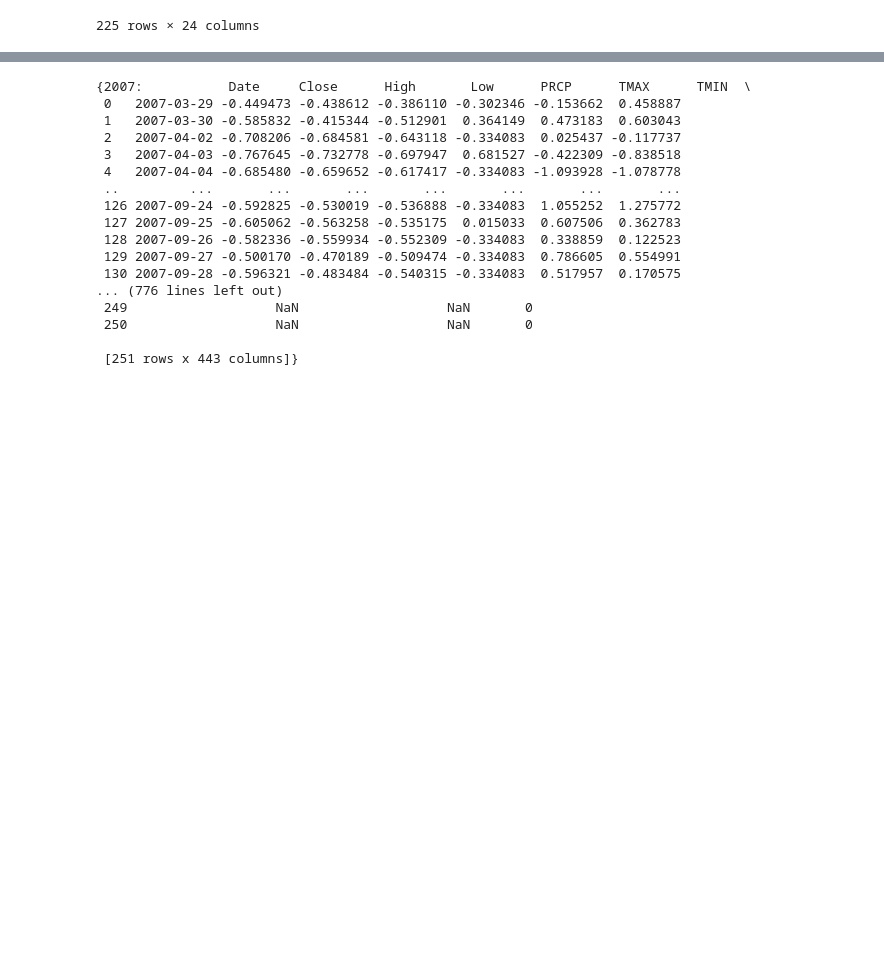
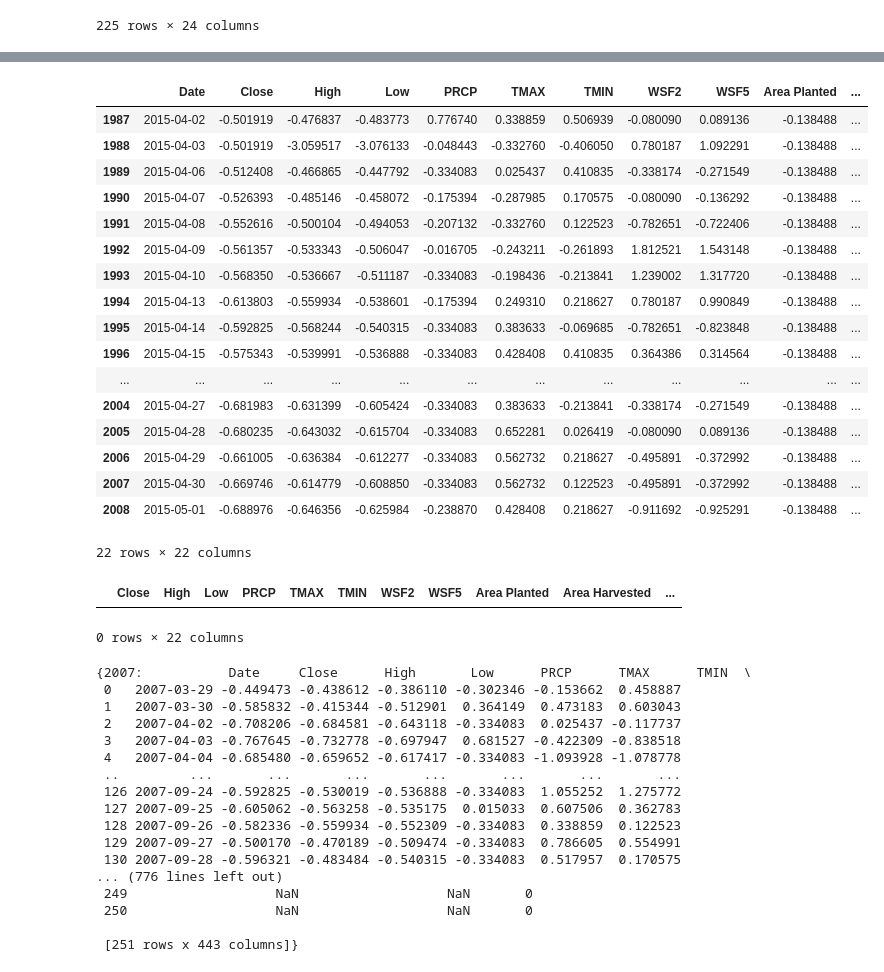
Before and after one commit to evanlipton/EENG439_CornPredictions, a Jupyter notebook: Data_Cleaning.ipynb, the cells around one changed output, grey strips where cells are left out. Saved outputs shown, nothing was run; the diff lists cells and outputs as text; code cells hidden in the pictures; blank space fills up the shorter version.

```diff
--- a/Data_Cleaning.ipynb
+++ b/Data_Cleaning.ipynb
@@ -575,0 +766,26 @@ dict_keys([2008, 2009, 2010, 2011, 2012, 2013, 2014, 2015, 2016, 2017])
+# %%
+subset_matrices[2008]
+# %% [output]
+|  | Date | Close | High | Low | PRCP | TMAX | TMIN | WSF2 | WSF5 | Area Planted | ... |
+| 1987 | 2015-04-02 | -0.501919 | -0.476837 | -0.483773 | 0.776740 | 0.338859 | 0.506939 | -0.080090 | 0.089136 | -0.138488 | ... |
+| 1988 | 2015-04-03 | -0.501919 | -3.059517 | -3.076133 | -0.048443 | -0.332760 | -0.406050 | 0.780187 | 1.092291 | -0.138488 | ... |
+| 1989 | 2015-04-06 | -0.512408 | -0.466865 | -0.447792 | -0.334083 | 0.025437 | 0.410835 | -0.338174 | -0.271549 | -0.138488 | ... |
+| 1990 | 2015-04-07 | -0.526393 | -0.485146 | -0.458072 | -0.175394 | -0.287985 | 0.170575 | -0.080090 | -0.136292 | -0.138488 | ... |
+| 1991 | 2015-04-08 | -0.552616 | -0.500104 | -0.494053 | -0.207132 | -0.332760 | 0.122523 | -0.782651 | -0.722406 | -0.138488 | ... |
+| 1992 | 2015-04-09 | -0.561357 | -0.533343 | -0.506047 | -0.016705 | -0.243211 | -0.261893 | 1.812521 | 1.543148 | -0.138488 | ... |
+| 1993 | 2015-04-10 | -0.568350 | -0.536667 | -0.511187 | -0.334083 | -0.198436 | -0.213841 | 1.239002 | 1.317720 | -0.138488 | ... |
+| 1994 | 2015-04-13 | -0.613803 | -0.559934 | -0.538601 | -0.175394 | 0.249310 | 0.218627 | 0.780187 | 0.990849 | -0.138488 | ... |
+| 1995 | 2015-04-14 | -0.592825 | -0.568244 | -0.540315 | -0.334083 | 0.383633 | -0.069685 | -0.782651 | -0.823848 | -0.138488 | ... |
+| 1996 | 2015-04-15 | -0.575343 | -0.539991 | -0.536888 | -0.334083 | 0.428408 | 0.410835 | 0.364386 | 0.314564 | -0.138488 | ... |
+| ... | ... | ... | ... | ... | ... | ... | ... | ... | ... | ... | ... |
+| 2004 | 2015-04-27 | -0.681983 | -0.631399 | -0.605424 | -0.334083 | 0.383633 | -0.213841 | -0.338174 | -0.271549 | -0.138488 | ... |
+| 2005 | 2015-04-28 | -0.680235 | -0.643032 | -0.615704 | -0.334083 | 0.652281 | 0.026419 | -0.080090 | 0.089136 | -0.138488 | ... |
+| 2006 | 2015-04-29 | -0.661005 | -0.636384 | -0.612277 | -0.334083 | 0.562732 | 0.218627 | -0.495891 | -0.372992 | -0.138488 | ... |
+| 2007 | 2015-04-30 | -0.669746 | -0.614779 | -0.608850 | -0.334083 | 0.562732 | 0.122523 | -0.495891 | -0.372992 | -0.138488 | ... |
+| 2008 | 2015-05-01 | -0.688976 | -0.646356 | -0.625984 | -0.238870 | 0.428408 | 0.218627 | -0.911692 | -0.925291 | -0.138488 | ... |
+22 rows × 22 columns
+# %%
+all_data_dict[2008][0]
+# %% [output]
+|  | Close | High | Low | PRCP | TMAX | TMIN | WSF2 | WSF5 | Area Planted | Area Harvested | ... |
+0 rows × 22 columns
```
Also changed, not shown: parts of 25 cells of this notebook, 1 other file.
